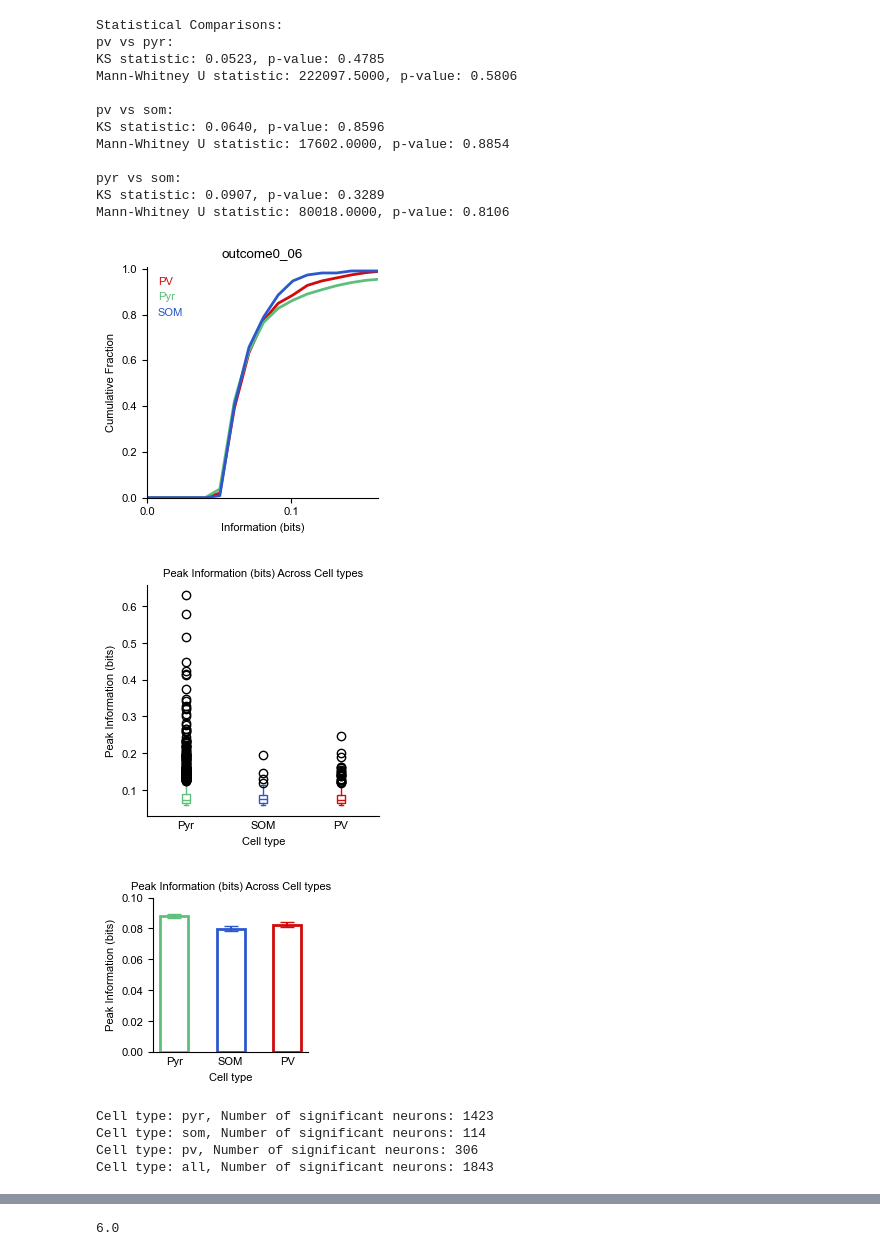
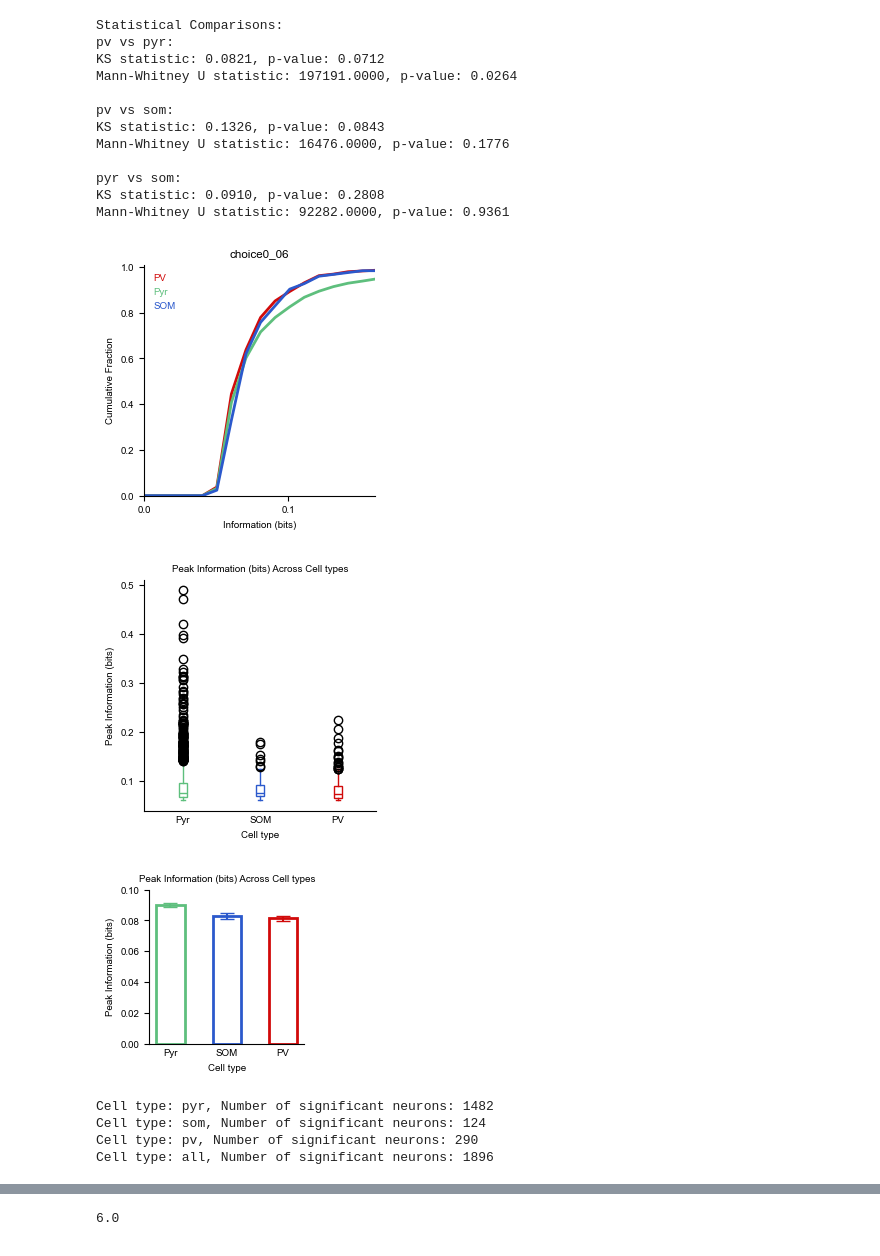
Before and after one commit to constanzabassi/GLM-analysis, a Jupyter notebook: run_glm_decoding_analysis.ipynb, the cells around one changed output, grey strips where cells are left out. Saved outputs shown, nothing was run; the diff lists cells and outputs as text; code cells hidden in the pictures.

```diff
--- a/run_glm_decoding_analysis.ipynb
+++ b/run_glm_decoding_analysis.ipynb
@@ -31,8 +31,8 @@ from utils.cell_visualizer import CellVisualizer
 # decoded_variables= {'sound_category', 'choice', 'photostim', 'outcome','shuffled/sound_category', 'shuffled/choice', 'shuffled/photostim', 'shuffled/outcome'}
 # decoded_variables= {'sound_category','shuffled/sound_category'}#{'choice', 'shuffled/choice'}#{'sound_category','shuffled/sound_category', 'choice', 'shuffled/choice','outcome','shuffled/outcome'}
 # decoded_variables = {'sound_category','shuffled/sound_category','choice', 'shuffled/choice','outcome','shuffled/outcome'}#{'outcome','shuffled/outcome'} #{'sound_category','shuffled/sound_category'}# #{'photostim','shuffled/photostim'} #,'photostim','shuffled/photostim'}
-# decoded_variables = {'sound_category','shuffled/sound_category','choice', 'shuffled/choice'}
-decoded_variables = {'outcome','shuffled/outcome'}
+decoded_variables = {'sound_category','shuffled/sound_category','choice', 'shuffled/choice'}
+# decoded_variables = {'outcome','shuffled/outcome'}
 
 data_handler = datafun(decoded_variables=decoded_variables)  # Pass any initial data if needed
 data_handler_pass = datafun(decoded_variables=decoded_variables)  # Pass any initial data if needed
@@ -91,7 +91,7 @@ Animal: HA10-1L, Date: 2023-03-31
 Animal: HE1-00, Date: 2023-05-30
 # %%
 #LOAD ACTUAL DATASETS
-save_results = os.path.join(f'V:/Connie/results/glm_decoding/2025/figures/')
+save_results = os.path.join(f'W:\Connie/results\Bassi2025/fig2/glm_decoding/') # os.path.join(f'V:/Connie/results/glm_decoding/2025/figures/')
 os.makedirs(save_results, exist_ok=True)
 cat_results = []
 cat_results_pass = []
@@ -146,7 +146,7 @@ Memory used by this process: 35.43 GB
 # Get shuffled data into frames x neurons x total shuffles across splits (50 * 10 = 500)
 print(list(decoded_variables)[0])
 print(list(decoded_variables))
-shuffled_structure = data_handler.create_shuffled_distribution_structure(decoder_type = 'outcome', metric = 'sc_instantaneous_information')
+shuffled_structure = data_handler.create_shuffled_distribution_structure(decoder_type = 'choice', metric = 'sc_instantaneous_information')
 # if 'photostim' in decoded_variables or 'sound_category' in decoded_variables:
 #     shuffled_structure_pass = data_handler_pass.create_shuffled_distribution_structure(decoder_type = list(decoded_variables)[1], metric = 'sc_instantaneous_information')
 # %% [output]
@@ -304,7 +304,7 @@ end_frame = 169 #100 for sound/photostim
 threshold = 0.06 #shuffled_threshold['universal_threshold'] #np.max(list(shuffled_threshold['thresholds'].values())) #shuffled_threshold['universal_threshold'] #0.06 #shuffled_threshold['universal_threshold'] #use threshold OR percentile to decide signficant neurons
 method = 'threshold_peak'#'shuffled_timepoint' #'threshold_peak'# 'shuffled_peak', 'threshold_peak', 'range_threshold', 'combined', 'shuffled_timepoint'
 metric_to_plot = 'sc_instantaneous_information_mean'
-current_decoder_type = 'outcome' #shuffled/
+current_decoder_type = 'choice' #shuffled/
 prtile = 90
 
 # Replace dot with underscore in threshold for directory name
@@ -351,46 +351,46 @@ plotter.box_plot(
 )
 
 #make boxplot!
 plotter.bar_plot(
     data=all_peaks,
     neuron_groups=neuron_groups,
     colors=plotter.celltypecolors,
     measure_string='Peak Information (bits)',
     ylims = 0.1,
     save_path=None #f'{save_path}{current_decoder_type}_violin_plot_thr{threshold_str}.pdf'
 )
 
 #heatmap across datasets
 # if "shuffled" in current_decoder_type:
 #     current_decoder_type = current_decoder_type.replace('_', '/') #replace / with _
 # plotter.plot_decoding_heatmap_datasets(results_pre_all, decoder_type= current_decoder_type, metric = 'pop_instantaneous_information_mean')
 
 # PRINT OUT # OF SIGNIFICANT NEURONS PER CELL TYPE
 # Assuming cdf_data is a dictionary with cell types as keys and peaks as values
 for cell_type, data in cdf_data.items():
     if 'peaks' in data:
         num_significant_neurons = len(np.array(data['peaks']))
         print(f'Cell type: {cell_type}, Number of significant neurons: {num_significant_neurons}')
 # %% [output]
 Statistical Comparisons:
 pv vs pyr:
-KS statistic: 0.0523, p-value: 0.4785
-Mann-Whitney U statistic: 222097.5000, p-value: 0.5806
+KS statistic: 0.0821, p-value: 0.0712
+Mann-Whitney U statistic: 197191.0000, p-value: 0.0264
 
 pv vs som:
-KS statistic: 0.0640, p-value: 0.8596
-Mann-Whitney U statistic: 17602.0000, p-value: 0.8854
+KS statistic: 0.1326, p-value: 0.0843
+Mann-Whitney U statistic: 16476.0000, p-value: 0.1776
 
 pyr vs som:
-KS statistic: 0.0907, p-value: 0.3289
-Mann-Whitney U statistic: 80018.0000, p-value: 0.8106
+KS statistic: 0.0910, p-value: 0.2808
+Mann-Whitney U statistic: 92282.0000, p-value: 0.9361
-[figure, old version]
+[figure, new version]
-[figure, old version]
+[figure, new version]
-[figure, old version]
+[figure, new version]
-Cell type: pyr, Number of significant neurons: 1423
-Cell type: som, Number of significant neurons: 114
-Cell type: pv, Number of significant neurons: 306
-Cell type: all, Number of significant neurons: 1843
+Cell type: pyr, Number of significant neurons: 1482
+Cell type: som, Number of significant neurons: 124
+Cell type: pv, Number of significant neurons: 290
+Cell type: all, Number of significant neurons: 1896
 # %%
 import scipy.io
 
```
Also changed, not shown: parts of 21 cells of this notebook, 1 other file.
